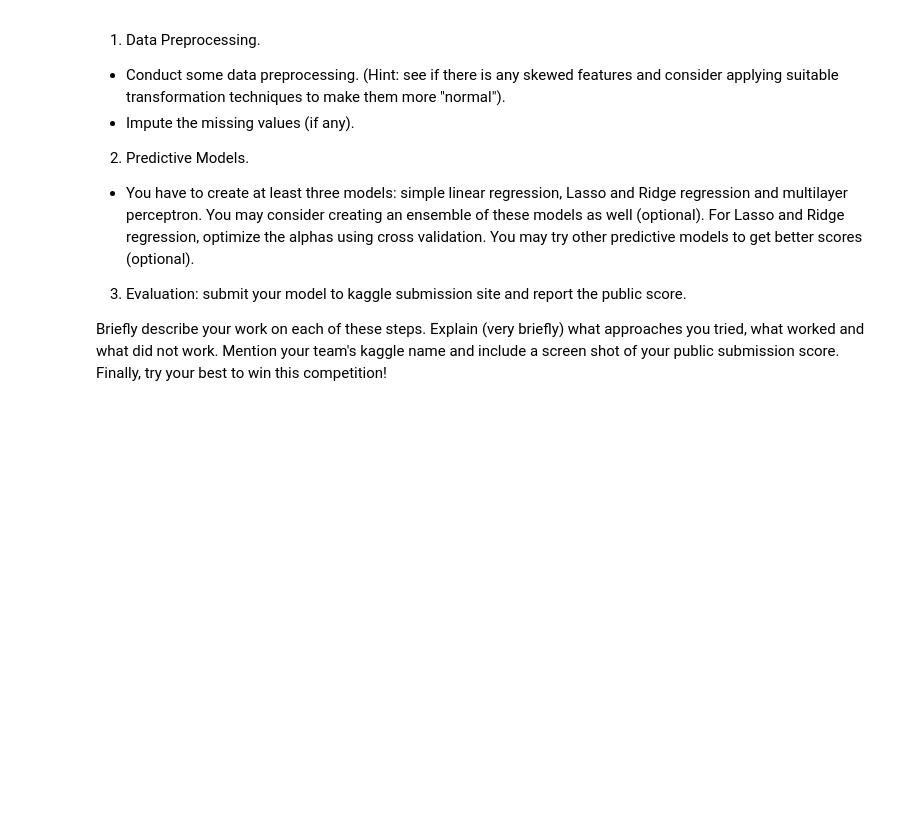
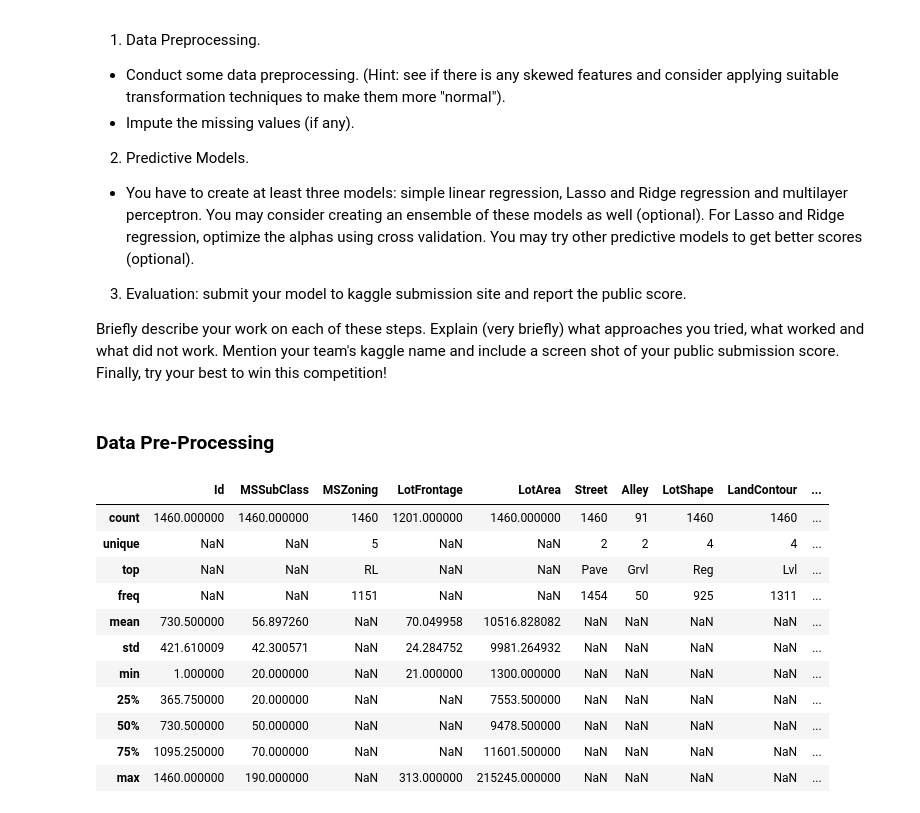
Before and after one commit to brbeckelman/Advanced-Predictive-Modeling-Class, a Jupyter notebook: HW3/HW3-apm382.ipynb, the cells around one changed output. Drawn from its saved outputs; the diff is of its cells as text; code cells hidden in the pictures; blank space fills up the shorter version.

```diff
--- a/HW3/HW3-apm382.ipynb
+++ b/HW3/HW3-apm382.ipynb
@@ -634,3 +634,23 @@ Your work should meet the following requirements:
 3. Evaluation: submit your model to kaggle submission site and report the public score.
 
 Briefly describe your work on each of these steps. Explain (very briefly) what approaches you tried, what worked and what did not work. Mention your team's kaggle name and include a screen shot of your public submission score. Finally, try your best to win this competition!
+# %% [markdown]
+### Data Pre-Processing
+# %%
+housedata = pd.read_csv('kaggle_train.csv')
+
+#Describe raw dataset
+housedata.describe(include='all')
+# %% [output]
+|  | Id | MSSubClass | MSZoning | LotFrontage | LotArea | Street | Alley | LotShape | LandContour | ... |
+| count | 1460.000000 | 1460.000000 | 1460 | 1201.000000 | 1460.000000 | 1460 | 91 | 1460 | 1460 | ... |
+| unique | NaN | NaN | 5 | NaN | NaN | 2 | 2 | 4 | 4 | ... |
+| top | NaN | NaN | RL | NaN | NaN | Pave | Grvl | Reg | Lvl | ... |
+| freq | NaN | NaN | 1151 | NaN | NaN | 1454 | 50 | 925 | 1311 | ... |
+| mean | 730.500000 | 56.897260 | NaN | 70.049958 | 10516.828082 | NaN | NaN | NaN | NaN | ... |
+| std | 421.610009 | 42.300571 | NaN | 24.284752 | 9981.264932 | NaN | NaN | NaN | NaN | ... |
+| min | 1.000000 | 20.000000 | NaN | 21.000000 | 1300.000000 | NaN | NaN | NaN | NaN | ... |
+| 25% | 365.750000 | 20.000000 | NaN | NaN | 7553.500000 | NaN | NaN | NaN | NaN | ... |
+| 50% | 730.500000 | 50.000000 | NaN | NaN | 9478.500000 | NaN | NaN | NaN | NaN | ... |
+| 75% | 1095.250000 | 70.000000 | NaN | NaN | 11601.500000 | NaN | NaN | NaN | NaN | ... |
+| max | 1460.000000 | 190.000000 | NaN | 313.000000 | 215245.000000 | NaN | NaN | NaN | NaN | ... |
```
Also changed, not shown: parts of 6 cells of this notebook, 1 other file.
